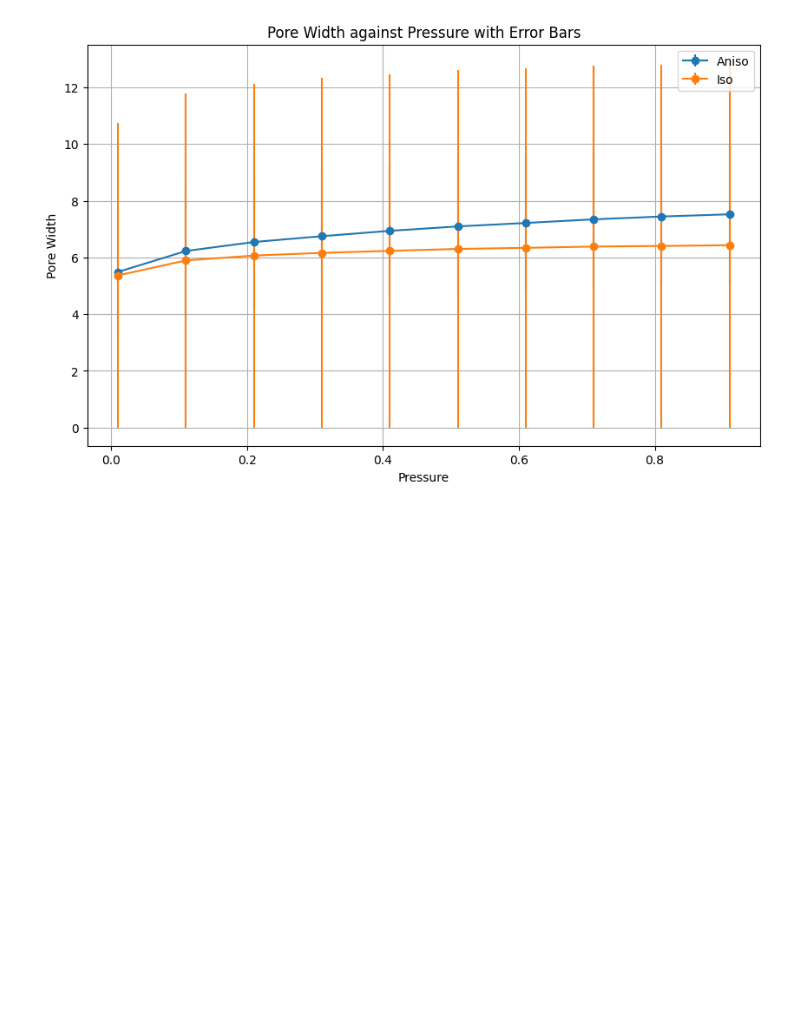
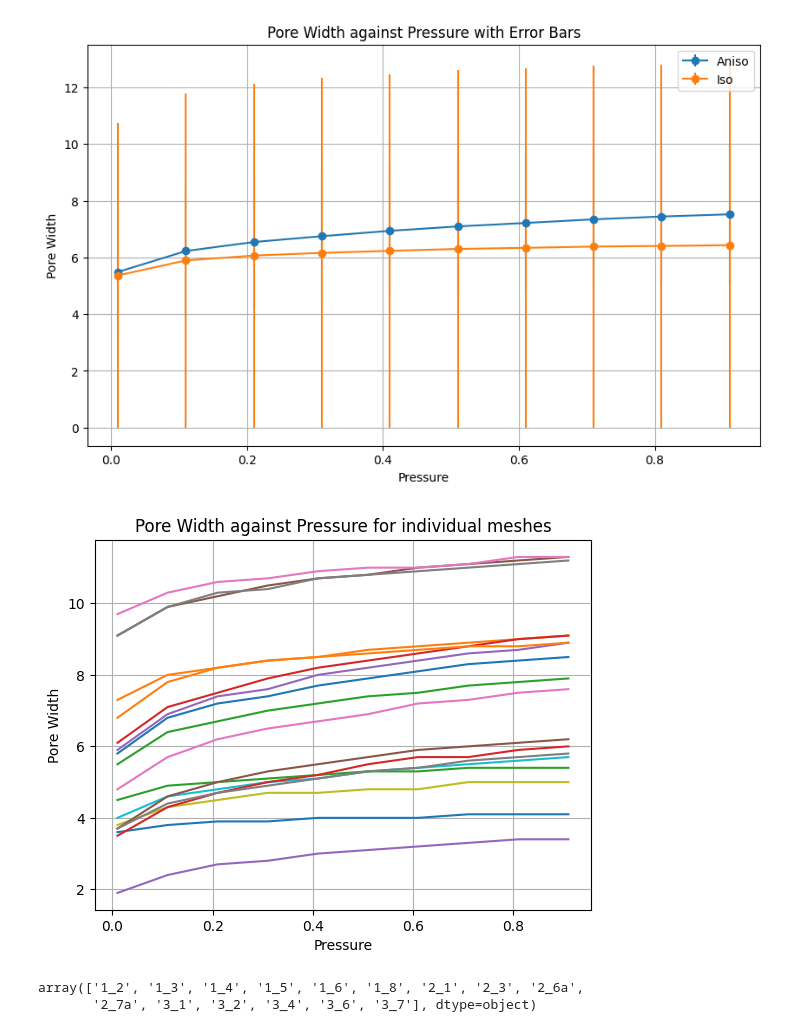
Before and after one commit to mtomtom/onion-stomatal-geometry, a Jupyter notebook: output/results.ipynb, the cells around one changed output. Drawn from its saved outputs; the diff is of its cells as text; code cells hidden in the pictures; blank space fills up the shorter version.

```diff
--- a/output/results.ipynb
+++ b/output/results.ipynb
@@ -201,3 +201,25 @@ plt.grid(True)
 plt.show()
 # %% [output]
 [figure]
+# %%
+## Plot pore width against pressure for all individual meshes
+
+meshes = data_aniso_40_200["Mesh"].unique()
+
+for mesh in meshes:
+    data = data_aniso_40_200[data_aniso_40_200["Mesh"] == mesh]
+    plt.plot(data["Pressure"], data["Pore_width_end"], label=mesh)
+
+plt.xlabel('Pressure')
+plt.ylabel('Pore Width')
+plt.title('Pore Width against Pressure for individual meshes')
+#plt.legend()
+plt.grid(True)
+plt.show()
+# %% [output]
+[figure, added]
+# %%
+data_aniso_40_200_filtered["Mesh"].unique()
+# %% [output]
+array(['1_2', '1_3', '1_4', '1_5', '1_6', '1_8', '2_1', '2_3', '2_6a',
+       '2_7a', '3_1', '3_2', '3_4', '3_6', '3_7'], dtype=object)
```
Also changed, not shown: parts of 7 cells of this notebook, 2 other files.
